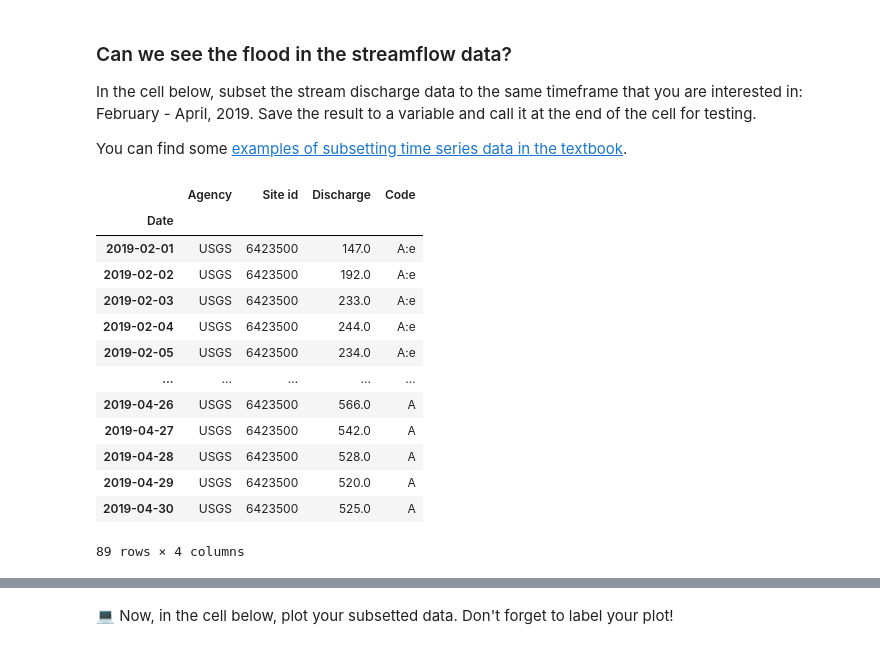
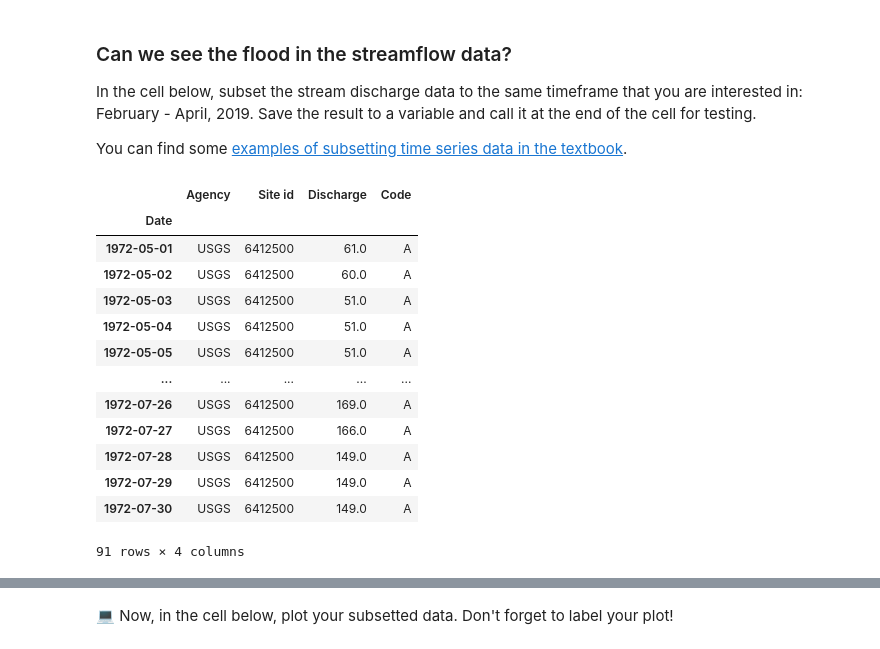
Before and after one commit to Sm3ag0l/time-series-data-Sm3ag0l, a Jupyter notebook: second-flood.ipynb, the cells around one changed output, grey strips where cells are left out. Cells and saved outputs as stored; diff of their text form; code cells hidden in the pictures.

```diff
--- a/second-flood.ipynb
+++ b/second-flood.ipynb
@@ -207,10 +224,9 @@ In the cell below complete the following task:
 2. Download the data using the provided code.
 3. Save the result (or HTTP Response) to a **descriptive variable**, and call the variable at the end of the cell.
 # %%
-nwis_url = ('https://waterdata.usgs.gov/nwis/dv?cb_00060='
-            'on&format=rdb&site_no=06423500&legacy=&'
-            'referred_module=sw&period=&begin_date='
-            '1914-10-01&end_date=2023-05-11')
+nwis_url = ('https://waterdata.usgs.gov/nwis/dv?cb_00060'
+            '=on&format=rdb&site_no=06412500&legacy=&referred_module'
+            '=sw&period=&begin_date=1946-08-01&end_date=2023-06-15')
 
 
 # Download data using a GET HTTP Request
@@ -391,7 +407,7 @@ Looks like some of the streamflow data is a string instead of a number. This let
 &#128187; Re-import your data below, this time indicating an NA value. Call your new `DataFrame` at the end for testing.
 # %%
 # Adding na_values parameter
-cheyenne_river_flow = pd.read_csv(
+rapid_creek_flow = pd.read_csv(
     BytesIO(nwis_data.content),
     comment='#',
     delimiter='\t',
@@ -402,7 +418,7 @@ cheyenne_river_flow = pd.read_csv(
     na_values='Ice'
 )
 
-cheyenne_river_flow
+rapid_creek_flow
 # %% [output]
 |  | Agency | Site id | Discharge | Code |
 | Date |  |  |  |  |
@@ -485,23 +501,24 @@ In the cell below, subset the stream discharge data to the same timeframe that y
 You can find some [examples of subsetting time series data in the textbook](https://www.earthdatascience.org/courses/use-data-open-source-python/use-time-series-data-in-python/date-time-types-in-pandas-python/subset-time-series-data-python/).
 # %%
 # subsetting the data to zoom into flood timeframe
-cheyenne_2019_flood = cheyenne_river_flow['2019-02-01':'2019-04-30']
-cheyenne_2019_flood
+blackhills_1972_flood = rapid_creek_flow['1972-05-01':'1972-07-30']
+
+blackhills_1972_flood
 # %% [output]
 |  | Agency | Site id | Discharge | Code |
 | Date |  |  |  |  |
-| 2019-02-01 | USGS | 6423500 | 147.0 | A:e |
-| 2019-02-02 | USGS | 6423500 | 192.0 | A:e |
-| 2019-02-03 | USGS | 6423500 | 233.0 | A:e |
-| 2019-02-04 | USGS | 6423500 | 244.0 | A:e |
-| 2019-02-05 | USGS | 6423500 | 234.0 | A:e |
+| 1972-05-01 | USGS | 6412500 | 61.0 | A |
+| 1972-05-02 | USGS | 6412500 | 60.0 | A |
+| 1972-05-03 | USGS | 6412500 | 51.0 | A |
+| 1972-05-04 | USGS | 6412500 | 51.0 | A |
+| 1972-05-05 | USGS | 6412500 | 51.0 | A |
 | ... | ... | ... | ... | ... |
-| 2019-04-26 | USGS | 6423500 | 566.0 | A |
-| 2019-04-27 | USGS | 6423500 | 542.0 | A |
-| 2019-04-28 | USGS | 6423500 | 528.0 | A |
-| 2019-04-29 | USGS | 6423500 | 520.0 | A |
-| 2019-04-30 | USGS | 6423500 | 525.0 | A |
+| 1972-07-26 | USGS | 6412500 | 169.0 | A |
+| 1972-07-27 | USGS | 6412500 | 166.0 | A |
+| 1972-07-28 | USGS | 6412500 | 149.0 | A |
+| 1972-07-29 | USGS | 6412500 | 149.0 | A |
+| 1972-07-30 | USGS | 6412500 | 149.0 | A |
-89 rows × 4 columns
+91 rows × 4 columns
 # %%
 ans_subset = _
 subset_points = 0
```
Also changed, not shown: parts of 28 cells of this notebook.
